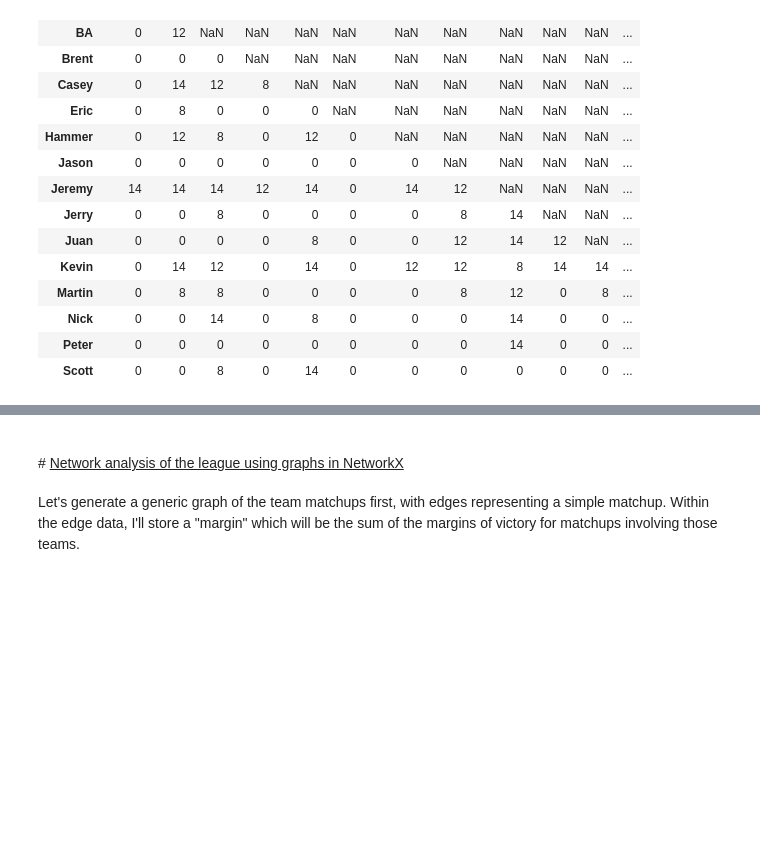
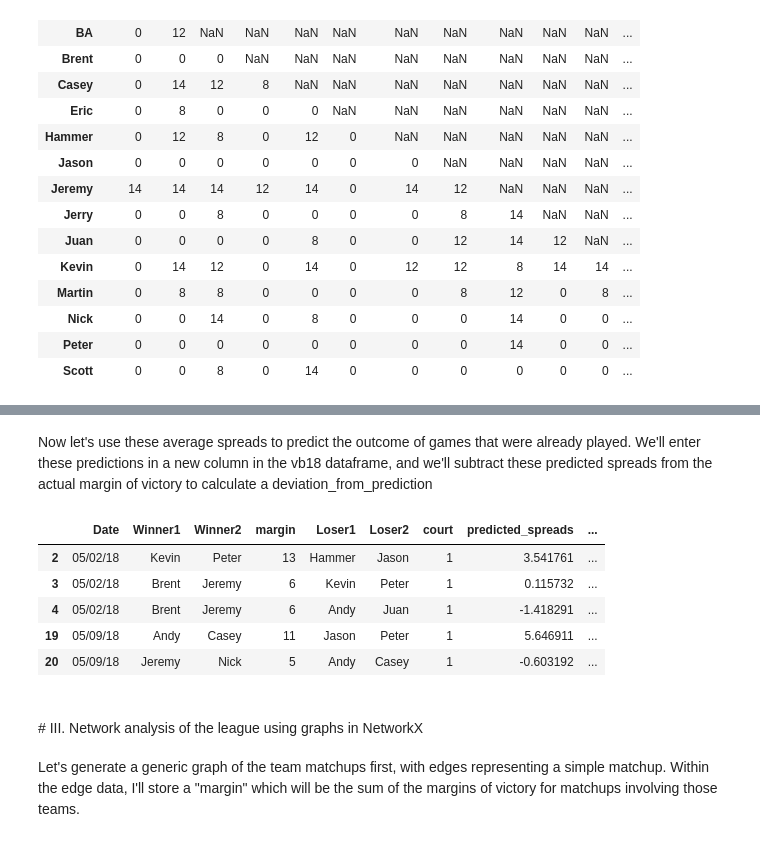
Before and after one commit to VolleyData/mens-net-league, a Jupyter notebook: notebooks/mens-net-league.ipynb, the cells around one changed output, grey strips where cells are left out. Cells and saved outputs as stored; diff of their text form; code cells hidden in the pictures; blank space fills up the shorter version.

```diff
--- a/notebooks/mens-net-league.ipynb
+++ b/notebooks/mens-net-league.ipynb
@@ -212,0 +221,5 @@ court1_grid
+# %%
+player_stats = dict()
+for player in player_list:
+    player_stats[player] = dict()
+print(player_stats)
@@ -212,0 +228,6 @@ court1_grid
+# %%
+for player in individual_scores:
+    player_stats[player]['total_points'] = individual_scores[player]
+    player_stats[player]['games_played'] = 0   #initializing, will count below]
+    player_stats[player]['spread'] = 0
+print(player_stats)
@@ -212,0 +238,12 @@ court1_grid
+# %%
+# print(team_names)
+for index, row in vb18.iterrows():
+    player_stats[row['Winner1']]['games_played'] += 1
+    player_stats[row['Winner2']]['games_played'] += 1
+    player_stats[row['Loser1']]['games_played'] += 1
+    player_stats[row['Loser2']]['games_played'] += 1
+    player_stats[row['Winner1']]['spread'] += row['margin']
+    player_stats[row['Winner2']]['spread'] += row['margin']
+    player_stats[row['Loser1']]['spread'] -= row['margin']
+    player_stats[row['Loser2']]['spread'] -= row['margin']
+print(player_stats)
@@ -212,0 +254,4 @@ court1_grid
+# %%
+for player in player_stats:
+    player_stats[player]['average_spread'] = player_stats[player]['spread'] / player_stats[player]['games_played']
+player_stats
@@ -213,6 +276,25 @@ court1_grid
+# %% [markdown]
+Now let's use these average spreads to predict the outcome of games that were already played.  We'll enter these predictions in a new column in the vb18 dataframe, and we'll subtract these predicted spreads from the actual margin of victory to calculate a deviation_from_prediction
+# %%
+predicted_spreads = []
+for index, row in vb18.iterrows():
+    predicted_spreads.append(player_stats[row['Winner1']]['average_spread'] +
+                            player_stats[row['Winner2']]['average_spread'] -
+                            player_stats[row['Loser1']]['average_spread'] -
+                             player_stats[row['Loser2']]['average_spread'])
+vb18['predicted_spreads'] = predicted_spreads
+vb18['deviaton_from_prediction'] = vb18['margin'] - vb18['predicted_spreads']
+vb18.head()
+# %% [output]
+|  | Date | Winner1 | Winner2 | margin | Loser1 | Loser2 | court | predicted_spreads | ... |
+| 2 | 05/02/18 | Kevin | Peter | 13 | Hammer | Jason | 1 | 3.541761 | ... |
+| 3 | 05/02/18 | Brent | Jeremy | 6 | Kevin | Peter | 1 | 0.115732 | ... |
+| 4 | 05/02/18 | Brent | Jeremy | 6 | Andy | Juan | 1 | -1.418291 | ... |
+| 19 | 05/09/18 | Andy | Casey | 11 | Jason | Peter | 1 | 5.646911 | ... |
+| 20 | 05/09/18 | Jeremy | Nick | 5 | Andy | Casey | 1 | -0.603192 | ... |
 # %% [markdown]
 <br>
-# <u>Network analysis of the league using graphs in NetworkX</u>
+# III. Network analysis of the league using graphs in NetworkX
 # %%
 import networkx as nx
 import matplotlib.pyplot as plt
```
Also changed, not shown: parts of 14 cells of this notebook.
